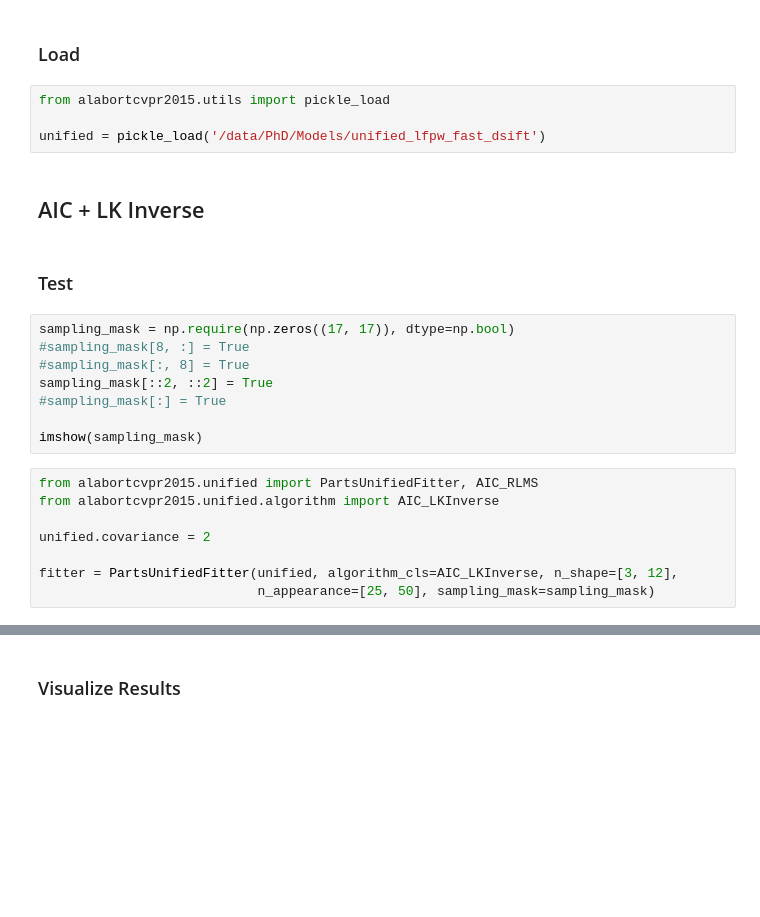
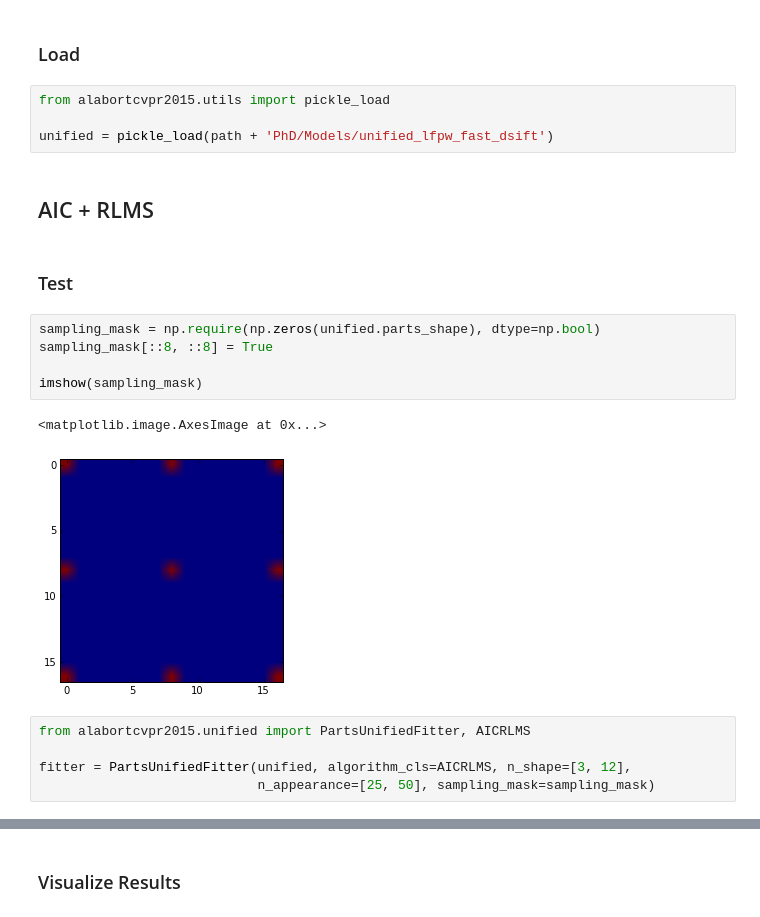
Before and after one commit to VLAM3D/alabortcvpr2015, a Jupyter notebook: notebooks/Unified/Test Unified.ipynb, the cells around one changed output, grey strips where cells are left out. Saved outputs shown, nothing was run; the diff lists cells and outputs as text; blank space fills up the shorter version.

```diff
--- a/notebooks/Unified/Test Unified.ipynb
+++ b/notebooks/Unified/Test Unified.ipynb
@@ -43,26 +44,23 @@ visualize_images(test_images)
 # %%
 from alabortcvpr2015.utils import pickle_load
 
-unified = pickle_load('/data/PhD/Models/unified_lfpw_fast_dsift')
+unified = pickle_load(path + 'PhD/Models/unified_lfpw_fast_dsift')
 # %% [markdown]
-## AIC + LK Inverse
+## AIC + RLMS
 # %% [markdown]
 ### Test
 # %%
-sampling_mask = np.require(np.zeros((17, 17)), dtype=np.bool)
-#sampling_mask[8, :] = True
-#sampling_mask[:, 8] = True
-sampling_mask[::2, ::2] = True
-#sampling_mask[:] = True
+sampling_mask = np.require(np.zeros(unified.parts_shape), dtype=np.bool)
+sampling_mask[::8, ::8] = True
 
 imshow(sampling_mask)
+# %% [output]
+<matplotlib.image.AxesImage at 0x...>
+[figure, added]
 # %%
-from alabortcvpr2015.unified import PartsUnifiedFitter, AIC_RLMS
-from alabortcvpr2015.unified.algorithm import AIC_LKInverse
+from alabortcvpr2015.unified import PartsUnifiedFitter, AICRLMS
 
-unified.covariance = 2
-
-fitter = PartsUnifiedFitter(unified, algorithm_cls=AIC_LKInverse, n_shape=[3, 12],
+fitter = PartsUnifiedFitter(unified, algorithm_cls=AICRLMS, n_shape=[3, 12],
                             n_appearance=[25, 50], sampling_mask=sampling_mask)
 # %%
 fitter_results = []
```
Also changed, not shown: parts of 69 cells of this notebook, 10 other files.
